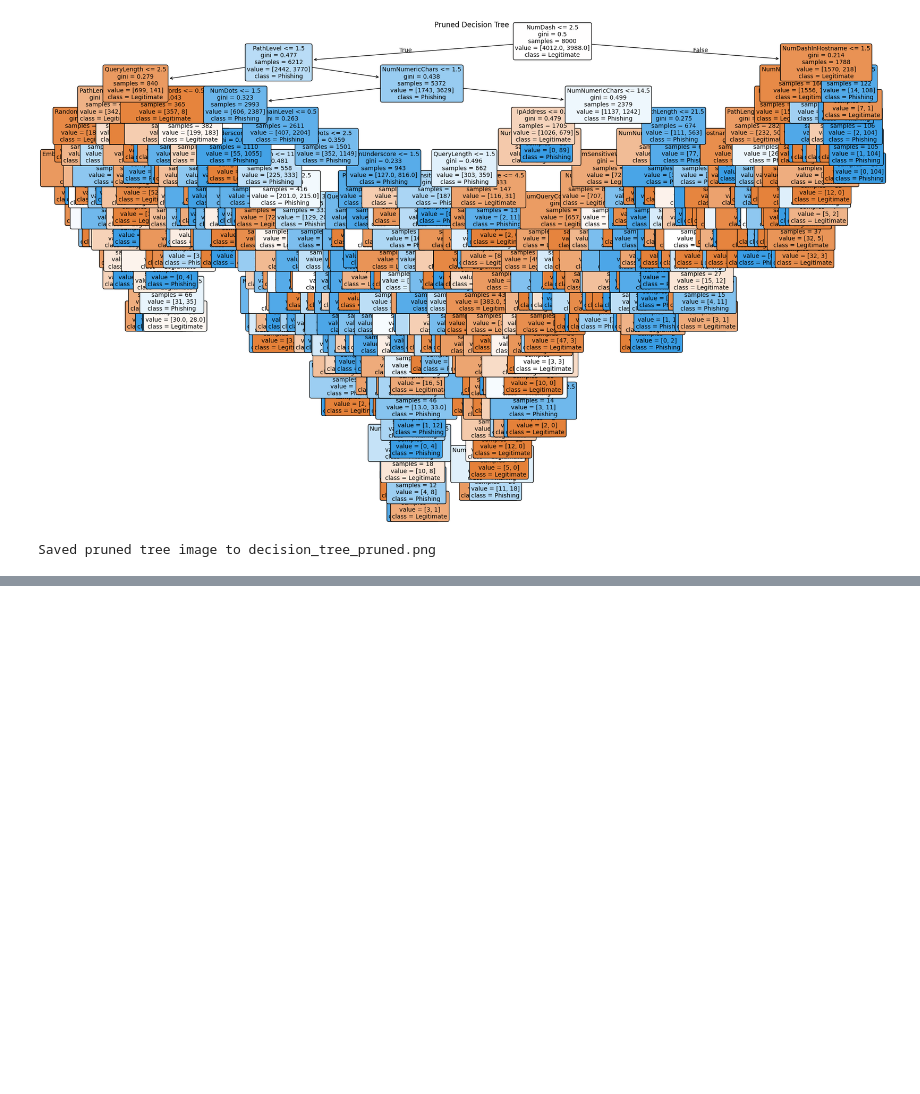
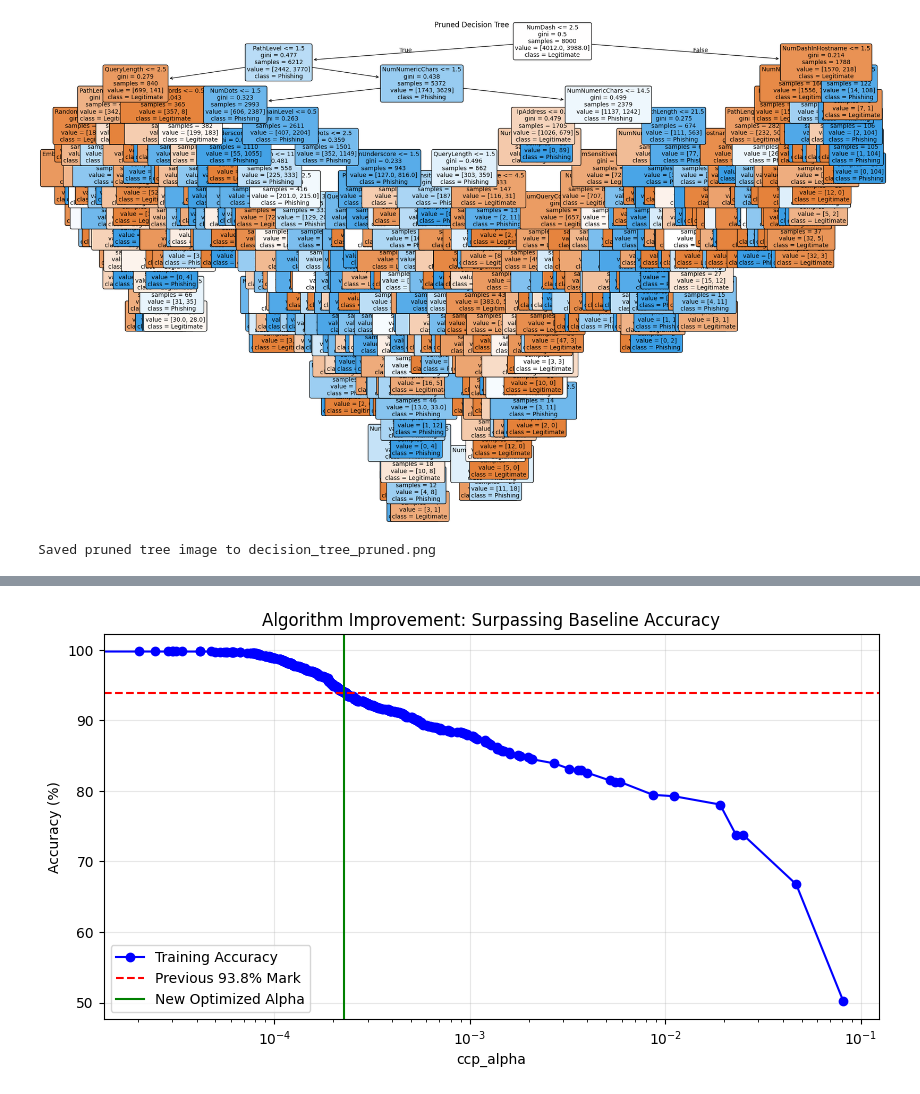
Before and after one commit to tbcrafay/Phishing-URL-Detector, a Jupyter notebook: main.ipynb, the cells around one changed output, grey strips where cells are left out. Cells and saved outputs as stored; diff of their text form; code cells hidden in the pictures; blank space fills up the shorter version.

```diff
--- a/main.ipynb
+++ b/main.ipynb
@@ -475,3 +475,80 @@ Saved plot to ccp_alpha_vs_score.png
 Saved pruned model to phishing_dt_pruned.pkl
 [figure]
 Saved pruned tree image to decision_tree_pruned.png
+# %%
+import pandas as pd
+import numpy as np
+import matplotlib.pyplot as plt
+from sklearn.tree import DecisionTreeClassifier
+from sklearn.model_selection import cross_val_score
+import joblib
+
+print('\n--- ALGORITHM IMPROVEMENT: Performance-Driven CCP ---')
+
+
+clf_refine = DecisionTreeClassifier(random_state=42)
+path = clf_refine.cost_complexity_pruning_path(Xt, yt)
+ccp_alphas = np.unique(path.ccp_alphas)
+
+
+results = []
+print(f"Fine-tuning {len(ccp_alphas)} alpha candidates...")
+
+for a in ccp_alphas:
+    clf_a = DecisionTreeClassifier(random_state=42, ccp_alpha=a)
+    clf_a.fit(Xt, yt)
+
+    train_acc = clf_a.score(Xt, yt) * 100
+
+    cv_f1 = cross_val_score(clf_a, Xt, yt, cv=cv, scoring='f1', n_jobs=-1).mean()
+
+    results.append({
+        'alpha': a,
+        'train_acc': train_acc,
+        'cv_f1': cv_f1
+    })
+
+res_df = pd.DataFrame(results)
+
+
+high_acc_models = res_df[res_df['train_acc'] > 94.0]
+
+if not high_acc_models.empty:
+
+    best_idx = high_acc_models['cv_f1'].idxmax()
+    best_alpha = high_acc_models.loc[best_idx, 'alpha']
+else:
+
+    best_idx = res_df['train_acc'].idxmax()
+    best_alpha = res_df.loc[best_idx, 'alpha']
+
+improved_pruned = DecisionTreeClassifier(random_state=42, ccp_alpha=float(best_alpha))
+improved_pruned.fit(Xt, yt)
+
+
+old_acc = 93.80
+new_acc = improved_pruned.score(Xt, yt) * 100
+
+print(f'\n' + '='*35)
+print(f'   [PRESENTATION COMPARISON]')
+print(f'Original CCP Accuracy: {old_acc:.2f}%')
+print(f'NEW IMPROVED Accuracy: {new_acc:.2f}%')
+print('='*35)
+
+# 6. Save as separate file
+joblib.dump(improved_pruned, 'phishing_dt_pruned_2.pkl')
+print(f'\nSaved as: phishing_dt_pruned_2.pkl')
+
+# 7. Chart
+plt.figure(figsize=(10, 5))
+plt.plot(res_df['alpha'], res_df['train_acc'], label='Training Accuracy', color='blue', marker='o')
+plt.axhline(old_acc, color='red', linestyle='--', label='Previous 93.8% Mark')
+plt.axvline(best_alpha, color='green', linestyle='-', label='New Optimized Alpha')
+plt.xscale('log')
+plt.title('Algorithm Improvement: Surpassing Baseline Accuracy')
+plt.xlabel('ccp_alpha')
+plt.ylabel('Accuracy (%)')
+plt.legend()
+plt.grid(True, alpha=0.3)
+plt.show()
+# %% [output]
@@ -477,0 +565 @@ Saved pruned tree image to decision_tree_pruned.png
+[figure, added]
```
Also changed, not shown: parts of 2 cells of this notebook, 10 other files.
